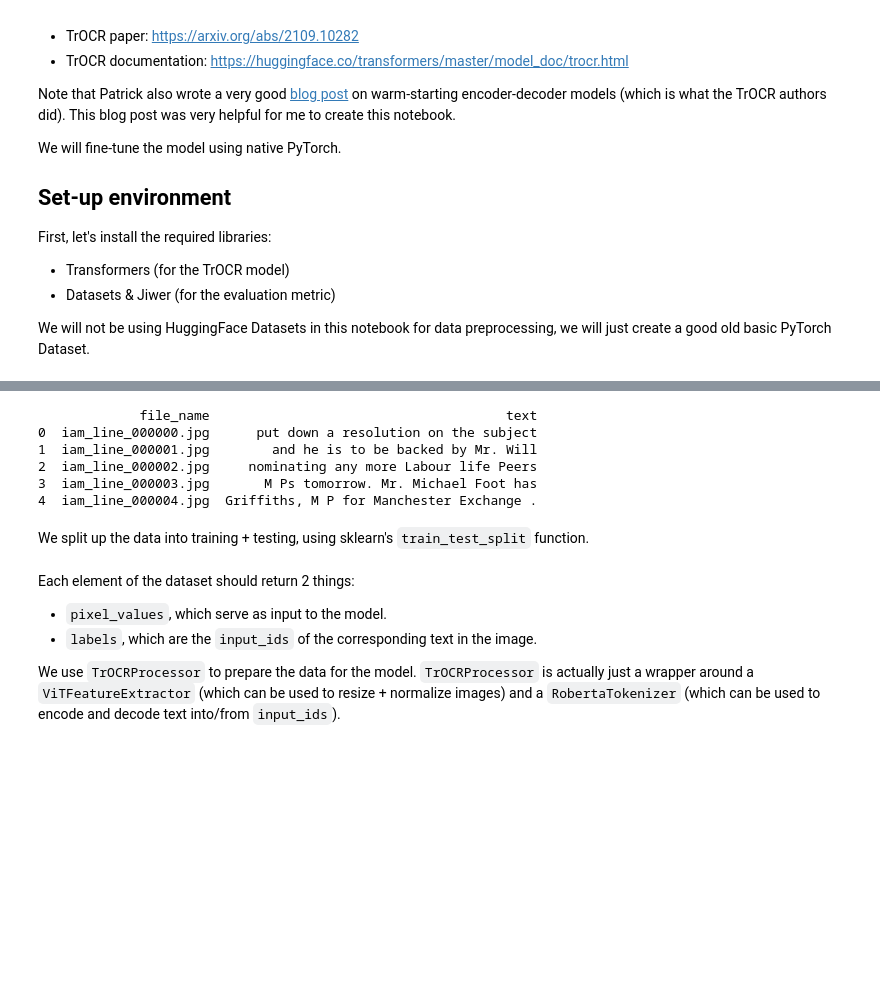
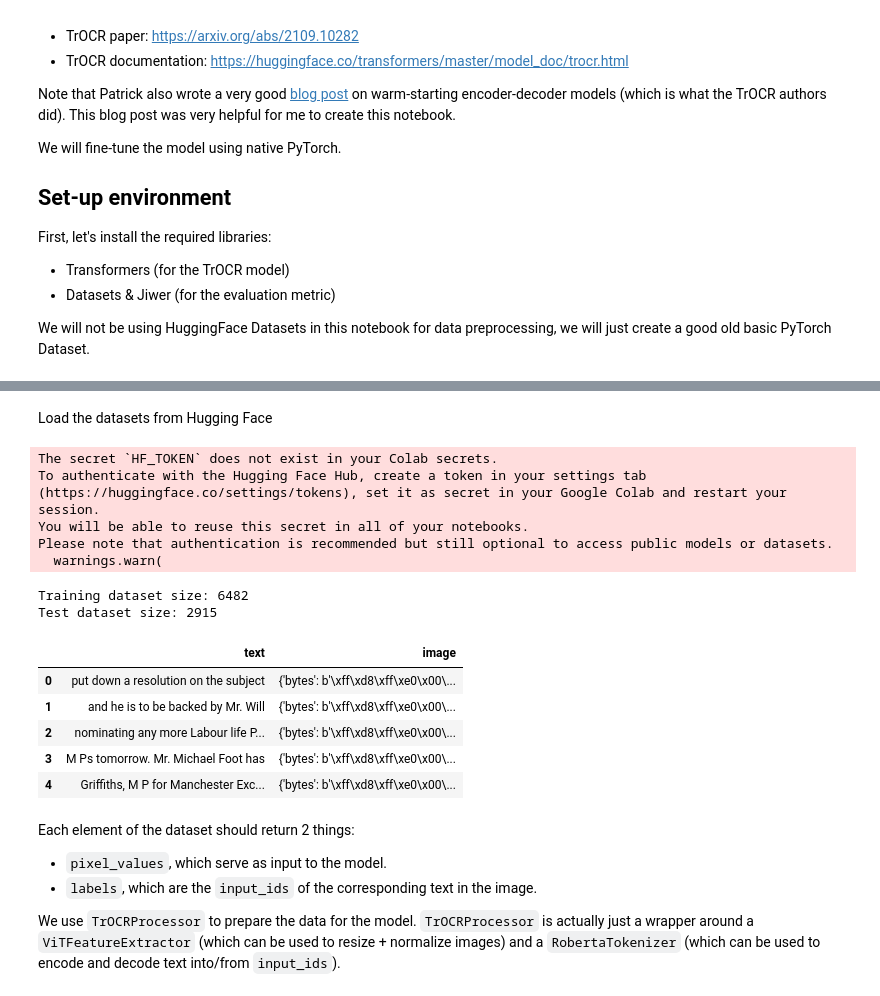
Before and after one commit to Hadayxinchao/100-days-of-python, a Jupyter notebook: TrOCR/Fine_tune_TrOCR_on_IAM_Handwriting_Database_using_native_PyTorch.ipynb, the cells around one changed output, grey strips where cells are left out. Saved outputs shown, nothing was run; the diff lists cells and outputs as text; code cells hidden in the pictures; blank space fills up the shorter version.

```diff
--- a/TrOCR/Fine_tune_TrOCR_on_IAM_Handwriting_Database_using_native_PyTorch.ipynb
+++ b/TrOCR/Fine_tune_TrOCR_on_IAM_Handwriting_Database_using_native_PyTorch.ipynb
@@ -41,49 +83,0 @@ Let's make a [regular PyTorch dataset](https://pytorch.org/tutorials/beginner/ba
-# %%
-import pandas as pd
-import os
-from PIL import Image
-import io
-
-# Load the dataset from Example 2
-splits = {'train': 'data/train.parquet', 'validation': 'data/validation.parquet', 'test': 'data/test.parquet'}
-df_original = pd.read_parquet("hf://datasets/Teklia/IAM-line/" + splits["train"])
-
-# Create output directory for images
-output_dir = "converted_images"
-os.makedirs(output_dir, exist_ok=True)
-
-# Create a new DataFrame with the same structure as Example 1
-new_data = []
-
-# Process each row in the original DataFrame
-for idx, row in df_original.iterrows():
-    # Extract the text
-    text = row['text']
-
-    # Create a unique filename (using index as part of the name)
-    file_name = f"iam_line_{idx:06d}.jpg"
-    file_path = os.path.join(output_dir, file_name)
-
-    # Save the image bytes to a file
-    image_bytes = row['image']['bytes']
-    image = Image.open(io.BytesIO(image_bytes))
-    image.save(file_path)
-
-    # Add entry to the new dataset
-    new_data.append({'file_name': file_name, 'text': text})
-
-# Create the new DataFrame
-df_converted = pd.DataFrame(new_data)
-
-# Show the result
-print(df_converted.head())
-
-# Optionally, save the converted DataFrame to a file
-df_converted.to_csv("iam_converted.txt", sep="\t", index=False)
-# %% [output]
-             file_name                                      text
-0  iam_line_000000.jpg      put down a resolution on the subject
-1  iam_line_000001.jpg        and he is to be backed by Mr. Will
-2  iam_line_000002.jpg     nominating any more Labour life Peers
-3  iam_line_000003.jpg       M Ps tomorrow. Mr. Michael Foot has
-4  iam_line_000004.jpg  Griffiths, M P for Manchester Exchange .
@@ -93,2 +83,0 @@ drive.mount('/content/drive')
-# %% [markdown]
-We split up the data into training + testing, using sklearn's `train_test_split` function.
@@ -102,3 +84,27 @@ test_df.reset_index(drop=True, inplace=True)
+# %% [markdown]
+Load the datasets from Hugging Face
+# %%
+train_df = pd.read_parquet("hf://datasets/Teklia/IAM-line/" + splits["train"])
+test_df = pd.read_parquet("hf://datasets/Teklia/IAM-line/" + splits["test"])
+train_df.reset_index(drop=True, inplace=True)
+test_df.reset_index(drop=True, inplace=True)
+print(f"Training dataset size: {len(train_df)}")
+print(f"Test dataset size: {len(test_df)}")
+train_df.head()
+# %% [output]
+The secret `HF_TOKEN` does not exist in your Colab secrets.
+To authenticate with the Hugging Face Hub, create a token in your settings tab (https://huggingface.co/settings/tokens), set it as secret in your Google Colab and restart your session.
+You will be able to reuse this secret in all of your notebooks.
+Please note that authentication is recommended but still optional to access public models or datasets.
+  warnings.warn(
+Training dataset size: 6482
+Test dataset size: 2915
+|  | text | image |
+| 0 | put down a resolution on the subject | {'bytes': b'\xff\xd8\xff\xe0\x00\... |
+| 1 | and he is to be backed by Mr. Will | {'bytes': b'\xff\xd8\xff\xe0\x00\... |
+| 2 | nominating any more Labour life P... | {'bytes': b'\xff\xd8\xff\xe0\x00\... |
+| 3 | M Ps tomorrow. Mr. Michael Foot has | {'bytes': b'\xff\xd8\xff\xe0\x00\... |
+| 4 | Griffiths, M P for Manchester Exc... | {'bytes': b'\xff\xd8\xff\xe0\x00\... |
 # %% [markdown]
 Each element of the dataset should return 2 things:
 * `pixel_values`, which serve as input to the model.
```
Also changed, not shown: parts of 26 cells of this notebook.
